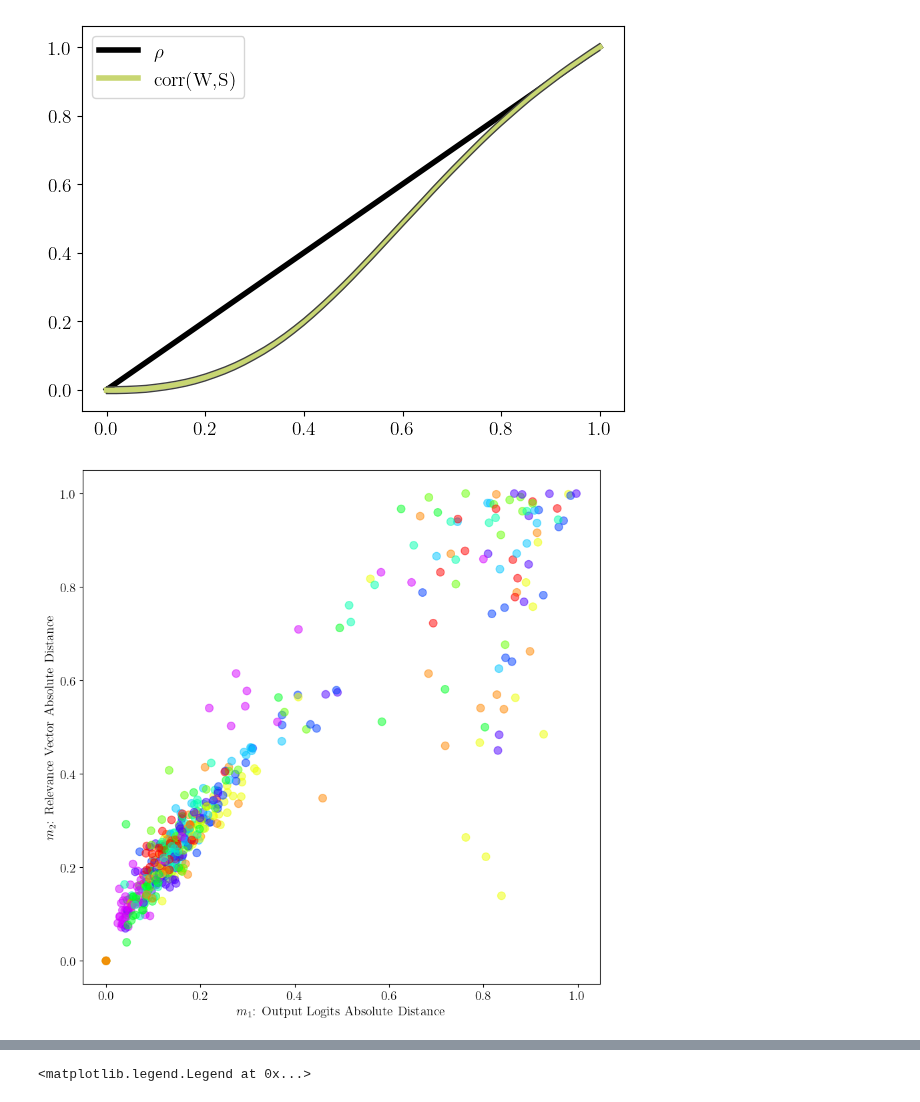
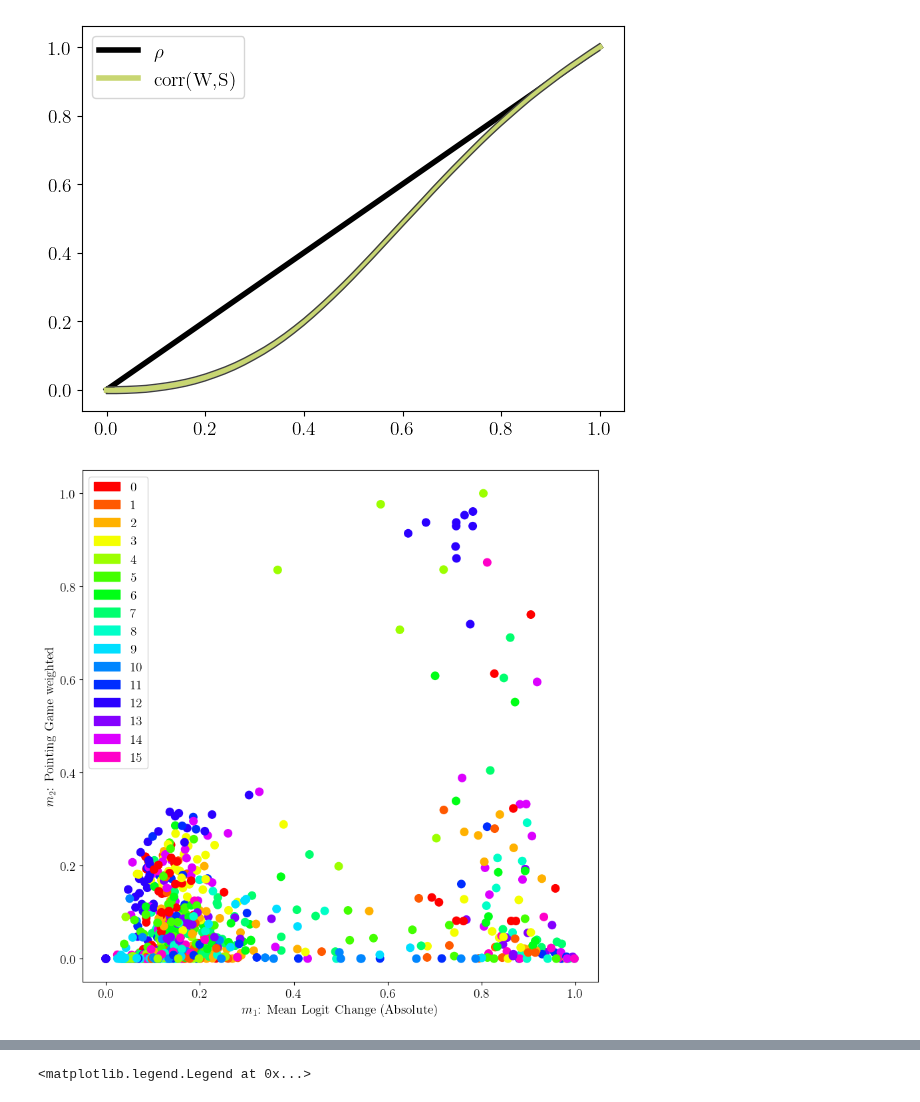
Before and after one commit to lillijo/xai-evaluation-master-thesis, a Jupyter notebook: experiments/compare_measures.ipynb, the cells around one changed output, grey strips where cells are left out. Cells and saved outputs as stored; diff of their text form; code cells hidden in the pictures.

```diff
--- a/experiments/compare_measures.ipynb
+++ b/experiments/compare_measures.ipynb
@@ -527,20 +592,19 @@ from sklearn.metrics import normalized_mutual_info_score
 BIASES = list(np.round(np.linspace(0, 1, 51), 3))
 watermark_flip_m0 = torch.zeros(51)
 
-if isfile(f"gt_all_mi_{experiment_name}.pickle"):
-    with open(f"gt_all_mi_{experiment_name}.pickle", "wb") as f:
+if isfile(f"gt_all_{experiment_name}.pickle"):
+    with open(f"gt_all_{experiment_name}.pickle", "rb") as f:
         watermark_flip_m0 = pickle.load(f)
 else:
     for i, b in enumerate(BIASES):
         ds = BiasedNoisyDataset(b, 0.5, False)
         pred_labels = torch.from_numpy(ds.watermarks)
         true_labels = torch.from_numpy(ds.labels[:491520, 1])
-        watermark_flip_m0[i] = normalized_mutual_info_score(true_labels, pred_labels)
-        """ (
-            1 - (2* torch.count_nonzero(pred_labels != true_labels) / pred_labels.shape[0])
-        ) """
+        watermark_flip_m0[i] = 1 - (
+            2 * torch.count_nonzero(pred_labels != true_labels) / pred_labels.shape[0]
+        )
 
-    with open(f"gt_all_mi_{experiment_name}.pickle", "wb") as f:
+    with open(f"gt_all_{experiment_name}.pickle", "wb") as f:
         pickle.dump(watermark_flip_m0, f)
 # %%
 # Ground Truth Average
@@ -800,48 +870,50 @@ def filter_bad_out(data):
 # %%
 def compare_two_measures(per_sample, a, b):
     m1 = ALL_MEASURES.index(a)
     m1_label = NAME_DICT[a]
     m2 = ALL_MEASURES.index(b)
     m2_label = NAME_DICT[b]
-    m1_val = per_sample[:,:,:,m1].mean(dim=(2)).flatten() #.flatten() #
-    m2_val = per_sample[:,:,:,m2].mean(dim=(2)).flatten() #.flatten() #
-    c0 = matplotlib.cm.hsv(
-        np.linspace(0, 1, iterations +2)
-    )
-    c1 = matplotlib.cm.hsv(
-        np.linspace(0, 1, iterations +2)
-    )
-    cols = [c0[i] if i % 2 == 0 else c1[i] for r in range(51) for i in range(iterations)]
+    m1_val = per_sample[:, :, :, m1].mean(dim=(2)).flatten()  # .flatten() #
+    m2_val = per_sample[:, :, :, m2].mean(dim=(2)).flatten()  # .flatten() #
+    c0 = matplotlib.cm.hsv(np.linspace(0, 1, iterations + 2))
+    c1 = matplotlib.cm.hsv(np.linspace(0, 1, iterations + 2))
+    cols = [
+        c0[i] if i % 2 == 0 else c1[i] for r in range(51) for i in range(iterations)
+    ]
     import matplotlib.patches as mpatches
-    cleg = [mpatches.Patch(color=cols[i], label=str(i)) for i in range(iterations) ]
-    plt.figure(figsize=(10,10))
+
+    cleg = [mpatches.Patch(color=cols[i], label=str(i)) for i in range(iterations)]
+    plt.figure(figsize=(10, 10))
     plt.ylabel(m2_label)
     plt.xlabel(m1_label)
-    plt.scatter(m1_val, m2_val, label=f"{m1_label} vs. {m2_label}",color=cols, alpha=0.5, s=70)
-    #plt.legend(handles=cleg)
-
-compare_two_measures(per_sample, "m1_mlc_abs", "m2_rel_abs")
+    plt.scatter(
+        m1_val, m2_val, label=f"{m1_label} vs. {m2_label}", color=cols, alpha=1.0, s=70
+    )
+    plt.legend(handles=cleg)
 
 
-#"m1_phi",
-#"m1_mlc_abs",
-#"m1_mlc_euclid",
-#"m1_mlc_l2square",
-#"m1_mlc_cosine",
-#"m2_rel_abs",
-#"m2_rel_cosine",
-#"m2_rel_euclid",
-#"m2_rel_l2square",
-#"m2_mac_abs",
-#"m2_mac_euclid",
-#"m2_mac_cosine",
-#"m2_mac_l2square",
-#"m2_rma",
-#"m2_bbox_rel",
-#"m2_rra_weighted",
-#"m2_pg_weighted",
+compare_two_measures(per_sample, "m1_mlc_abs", "m2_pg_weighted")
+
+
+# "m1_phi",
+# "m1_mlc_abs",
+# "m1_mlc_euclid",
+# "m1_mlc_l2square",
+# "m1_mlc_cosine",
+# "m2_rel_abs",
+# "m2_rel_cosine",
+# "m2_rel_euclid",
+# "m2_rel_l2square",
+# "m2_mac_abs",
+# "m2_mac_euclid",
+# "m2_mac_cosine",
+# "m2_mac_l2square",
+# "m2_rma",
+# "m2_bbox_rel",
+# "m2_rra_weighted",
+# "m2_pg_weighted",
 # %% [output]
-[figure, old version]
+[figure, new version]
 # %%
 from textwrap import wrap
 
```
Also changed, not shown: parts of 15 cells of this notebook, 13 other files.
